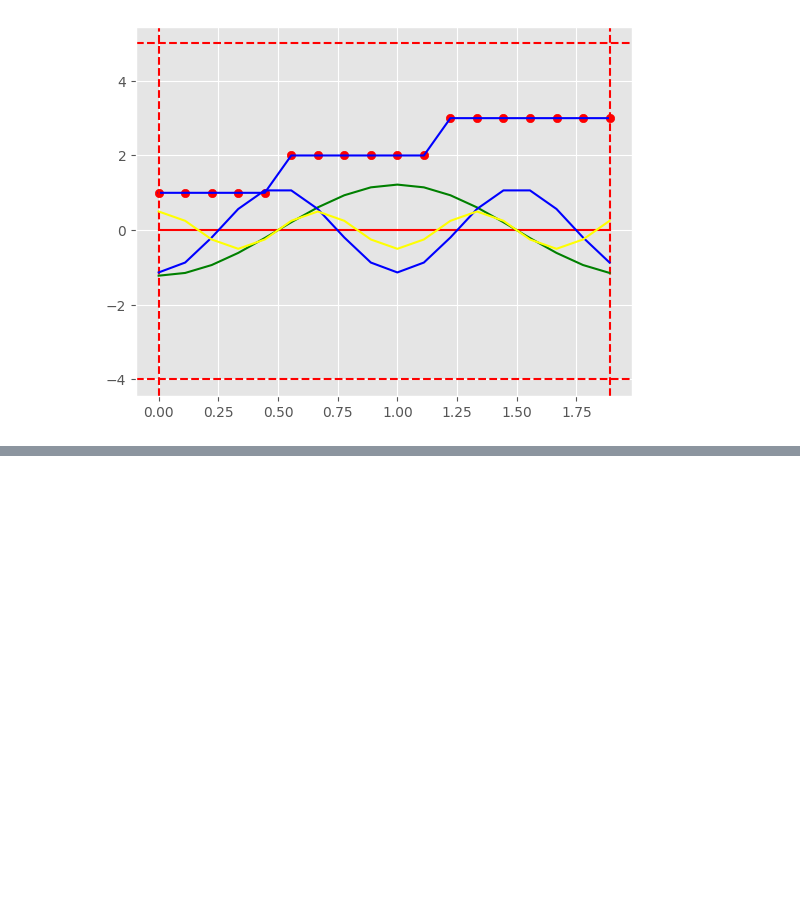
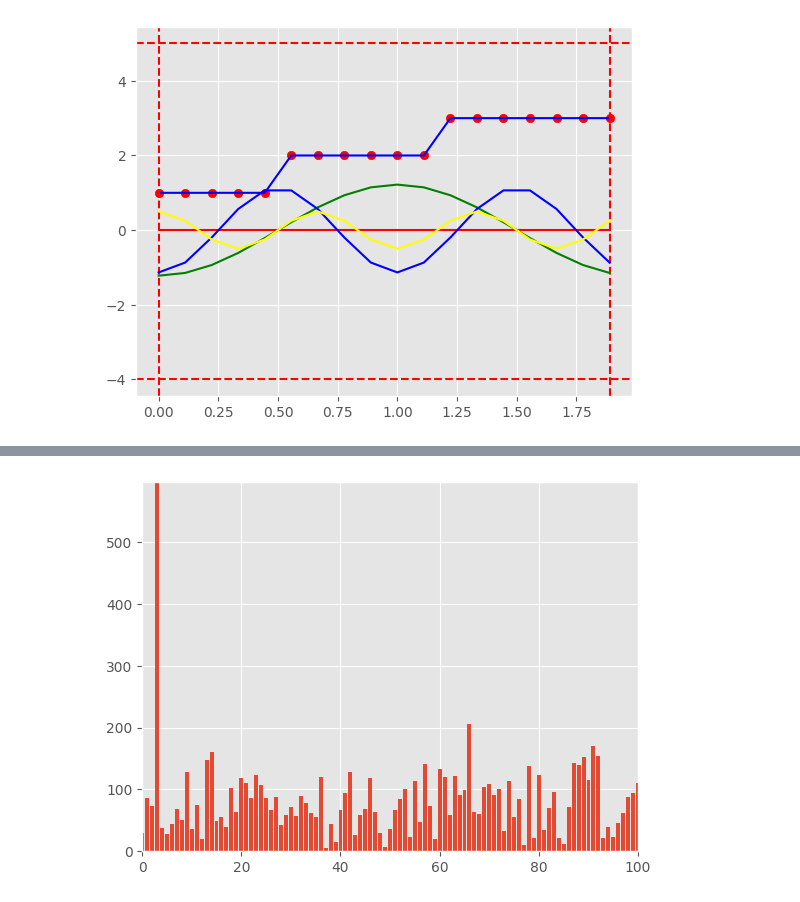
Before and after one commit to Zamanax/B4-Time-series, a Jupyter notebook: timeseries.ipynb, the cells around one changed output, grey strips where cells are left out. Saved outputs shown, nothing was run; the diff lists cells and outputs as text; code cells hidden in the pictures; blank space fills up the shorter version.

```diff
--- a/timeseries.ipynb
+++ b/timeseries.ipynb
@@ -734,0 +765,9 @@ plot_show(trajectory, time=2, harmonics=[0, 1, 2, 3], plot_freq=True)
+# %%
+# R to python
+# X.k <- fft(trajectory)
+# plot.frequency.spectrum(X.k,xlimits=c(0,acq.freq/2))
+
+X_k = np.fft.fft(trajectory)
+plot_frequency_spectrum(X_k, xlimits=[0, acq_freq/2])
+# %% [output]
+[figure, added]
```
Also changed, not shown: parts of 5 cells of this notebook.
